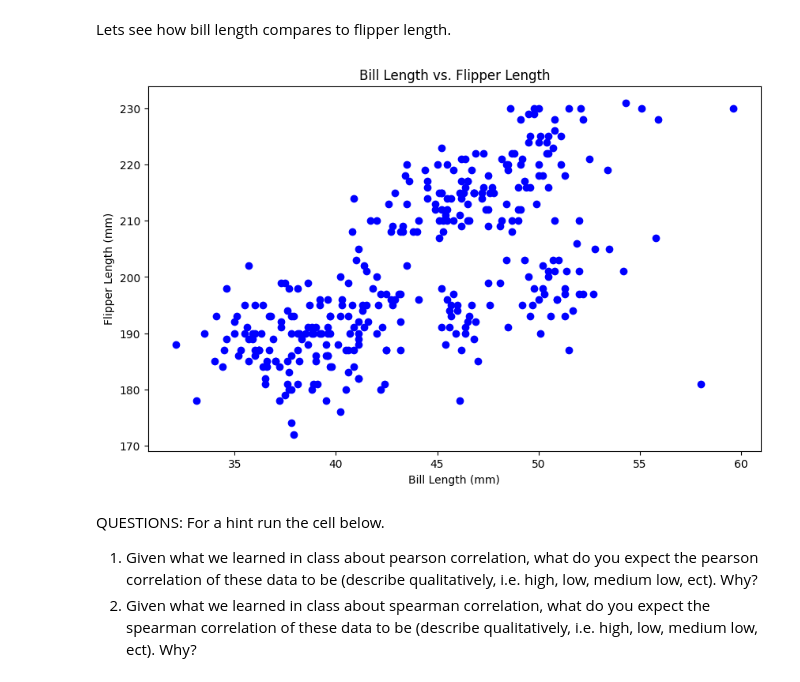
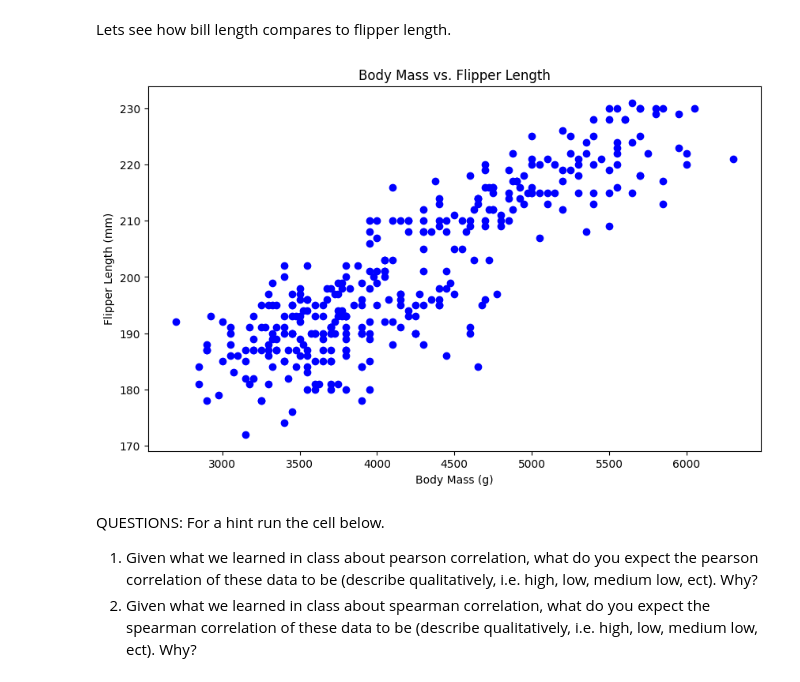
Before and after one commit to BIOL359A-FoundationsOfQBio-Spr25/week1_distributions, a Jupyter notebook: week1_distributions.ipynb, the cells around one changed output. Drawn from its saved outputs; the diff is of its cells as text; code cells hidden in the pictures.

```diff
--- a/week1_distributions.ipynb
+++ b/week1_distributions.ipynb
@@ -732,22 +748,22 @@ Lets see how bill length compares to flipper length.
 # %%
 # Drop rows with missing values to simplify this example
 penguins_cleaned = penguins_df.dropna(subset=['bill_length_mm', 'flipper_length_mm'])
 
 # Select two continuous variables
-bill_length = penguins_cleaned['bill_length_mm']
+body_mass = penguins_cleaned['body_mass_g']
 flipper_length = penguins_cleaned['flipper_length_mm']
 
 # Plot the data
 plt.figure(figsize=(10, 6))
-plt.scatter(bill_length, flipper_length, color='blue')
+plt.scatter(body_mass, flipper_length, color='blue')
 
-plt.title('Bill Length vs. Flipper Length')
-plt.xlabel('Bill Length (mm)')
+plt.title('Body Mass vs. Flipper Length')
+plt.xlabel('Body Mass (g)')
 plt.ylabel('Flipper Length (mm)')
 
 plt.show()
 # %% [output]
-[figure, old version]
+[figure, new version]
 # %% [markdown]
 QUESTIONS: For a hint run the cell below.
 1. Given what we learned in class about pearson correlation, what do you expect the pearson correlation of these data to be (describe qualitatively, i.e. high, low, medium low, ect). Why?
```
Also changed, not shown: parts of 21 cells of this notebook.
